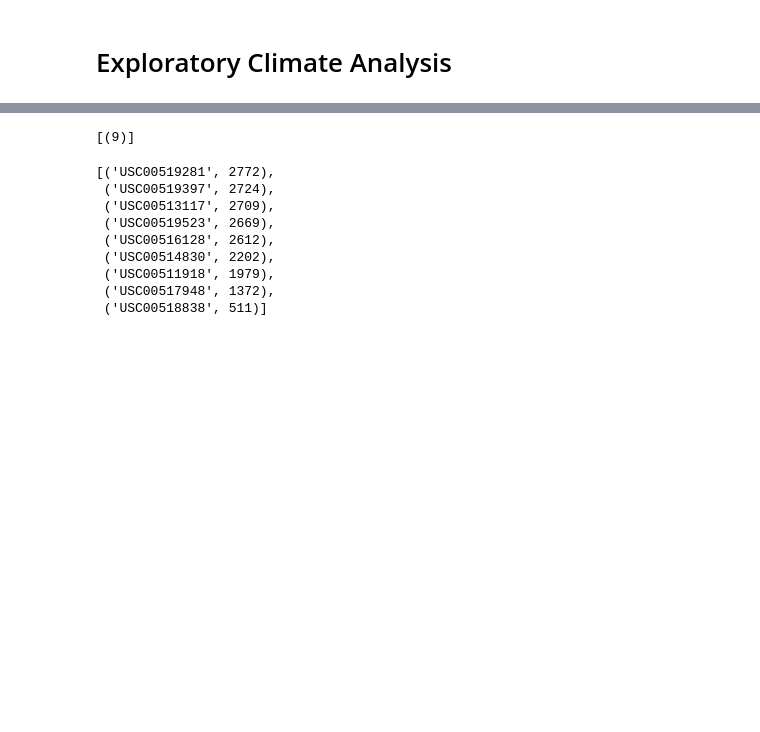
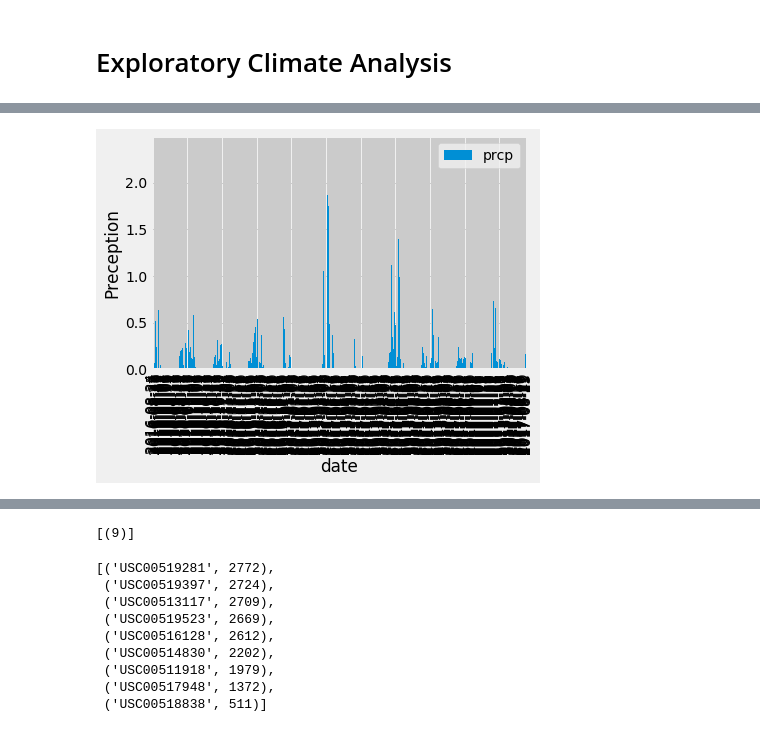
Before and after one commit to abbylemon/sqlalchemy-challenge, a Jupyter notebook: climate.ipynb, the cells around one changed output, grey strips where cells are left out. Saved outputs shown, nothing was run; the diff lists cells and outputs as text; code cells hidden in the pictures; blank space fills up the shorter version.

Commit message:
got first query to work and visualized the data

```diff
--- a/climate.ipynb
+++ b/climate.ipynb
@@ -61,14 +64,23 @@ tobs FLOAT
 # Exploratory Climate Analysis
 # %%
 # Design a query to retrieve the last 12 months of precipitation data and plot the results
-
-
 # Calculate the date 1 year ago from the last data point in the database
-
 # Perform a query to retrieve the data and precipitation scores
-
 # Save the query results as a Pandas DataFrame and set the index to the date column
 
+lastestmeasurement = session.query(Measurement.date).order_by(Measurement.date.desc()).first()
+twelveMonthsAgo = dt.date(2017, 8, 23) - dt.timedelta(days=365)
+
+lastyearofdata = session.query(Measurement).\
+    filter(Measurement.date > twelveMonthsAgo).\
+    order_by(Measurement.date.desc()).statement
+
+lastyearofdata_df = pd.read_sql_query(lastyearofdata, session.bind)
+
 # Sort the dataframe by date
+lastyear_bydate_df = lastyearofdata_df.groupby("date").mean()
+lastyear_bydate_df = lastyear_bydate_df.reset_index()
+lastyear_bydate_df
 
-# Use Pandas Plotting with Matplotlib to plot the data
+lastyear_bydate_df = lastyear_bydate_df.sort_values('date')
+lastyearofdata_df.head()
@@ -75,3 +94,13 @@ tobs FLOAT
+# %%
+# Use Pandas Plotting with Matplotlib to plot the data
+
+# I just want xaxis to have year and month
+# labels = xticks()
+plot = lastyear_bydate_df.plot(kind="bar", x="date", y="prcp")
+plt.ylabel("Preception")
+plt.show()
+# %% [output]
+[figure, added]
 # %% [markdown]
 ![precipitation](Images/precipitation.png)
 # %%
```
Also changed, not shown: parts of 6 cells of this notebook.
